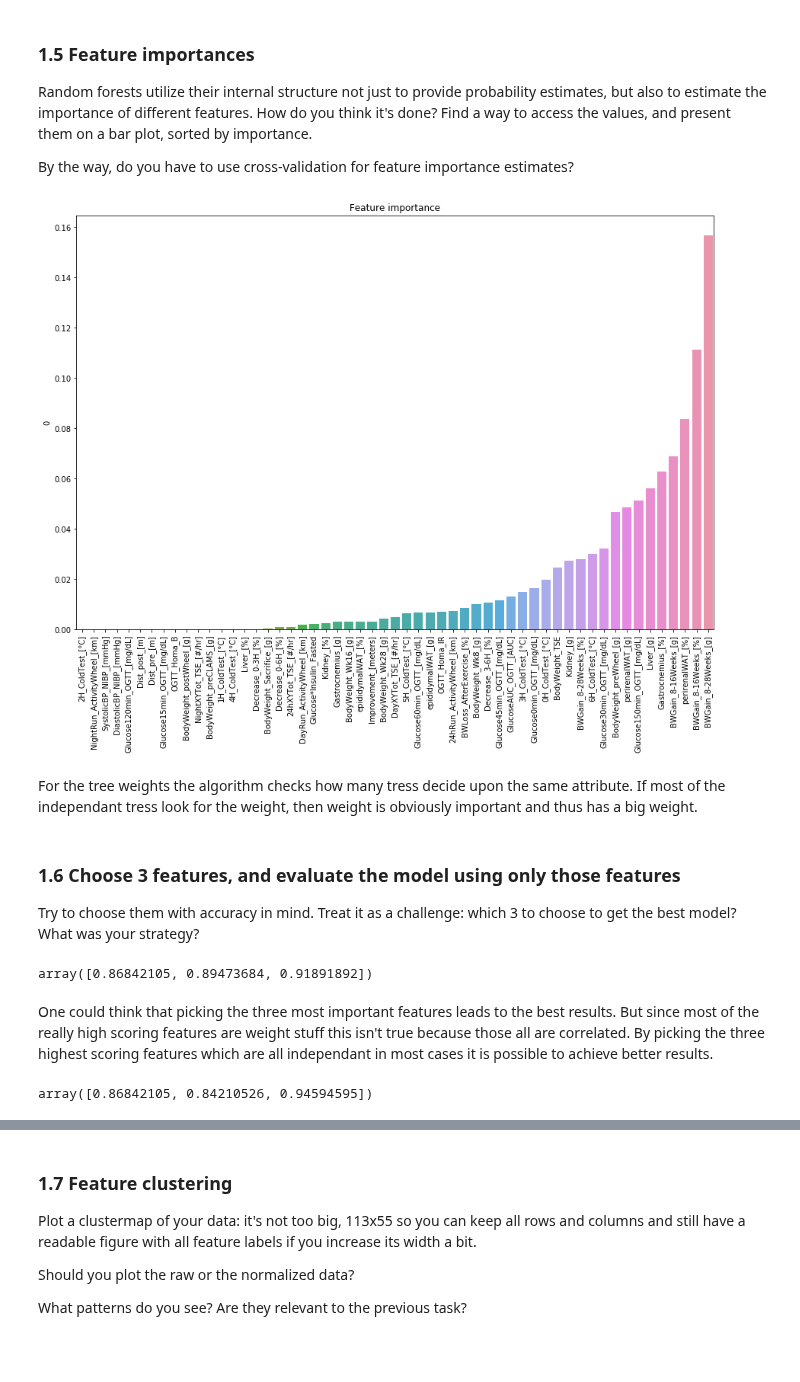
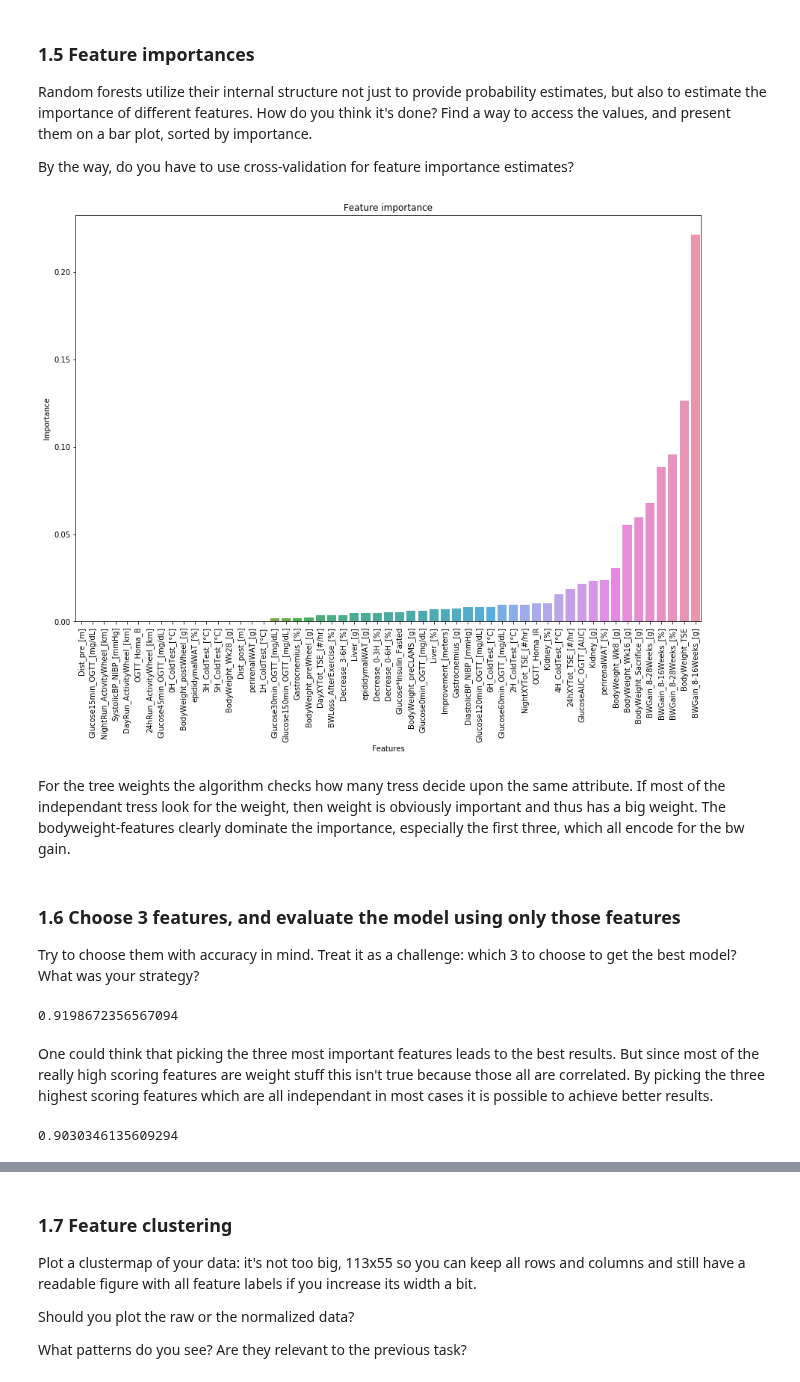
Before and after one commit to TrisKast/DataScience-Bioinformatics, a Jupyter notebook: notebooks/Day9_Random_Forests.ipynb, the cells around one changed output, grey strips where cells are left out. Cells and saved outputs as stored; diff of their text form; code cells hidden in the pictures; blank space fills up the shorter version.

```diff
--- a/notebooks/Day9_Random_Forests.ipynb
+++ b/notebooks/Day9_Random_Forests.ipynb
@@ -153,21 +166,26 @@ Random forests utilize their internal structure not just to provide probability
 
 By the way, do you have to use cross-validation for feature importance estimates?
 # %%
+#Build dataframe from fetaures
 features = pd.DataFrame(clf_rf.feature_importances_, index = data.columns)
 
+#Sort them and plot them afterwards
 features = features.sort_values(0)
 
 fig, ax = plt.subplots(figsize=(15,10))
 
 
 bplot = sns.barplot(x = features.index, y = features[0])
 plt.xticks(rotation=90)
+plt.xlabel('Features')
+plt.ylabel('Importance')
 plt.title("Feature importance")
 plt.show()
 # %% [output]
-[figure, old version]
+[figure, new version]
 # %% [markdown]
 For the tree weights the algorithm checks how many tress decide upon the same attribute. If most of the independant tress look for the weight, then weight is obviously important and thus has a big weight.
+The bodyweight-features clearly dominate the importance, especially the first three, which all encode for the bw gain.
 # %% [markdown]
 ### 1.6 Choose 3 features, and evaluate the model using only those features
 Try to choose them with accuracy in mind. Treat it as a challenge: which 3 to choose to get the best model? What was your strategy?
@@ -176,9 +194,9 @@ Try to choose them with accuracy in mind. Treat it as a challenge: which 3 to ch
 importantFeatures_high = ['BWGain_8-16Weeks_[%]','BWGain_8-16Weeks_[g]','Gastrocnemius_[%]']
 data_important_high = data.loc[:, importantFeatures_high]
 
-cross_val_score(clf_rf, data_important_high, target, cv = StratifiedKFold(3, shuffle=True))
+cross_val_score(clf_rf, data_important_high, target, cv = StratifiedKFold(3, shuffle=True)).mean()
 # %% [output]
-array([0.86842105, 0.89473684, 0.91891892])
+0.9198672356567094
 # %% [markdown]
 One could think that picking the three most important features leads to the best results. But since most of the really high scoring features are weight stuff this isn't true because those all are correlated. By picking the three highest scoring features which are all independant in most cases it is possible to achieve better results.
 # %%
@@ -186,6 +204,6 @@ One could think that picking the three most important features leads to the best
 importantFeatures = ['BWGain_8-16Weeks_[g]','perirenalWAT_[g]','Glucose120min_OGTT_[mg/dL]']
 data_important = data.loc[:, importantFeatures]
 
-cross_val_score(clf_rf, data_important_high, target, cv = StratifiedKFold(3, shuffle=True))
+cross_val_score(clf_rf, data_important_high, target, cv = StratifiedKFold(3, shuffle=True)).mean()
 # %% [output]
-array([0.86842105, 0.84210526, 0.94594595])
+0.9030346135609294
```
Also changed, not shown: parts of 17 cells of this notebook, 9 other files.
